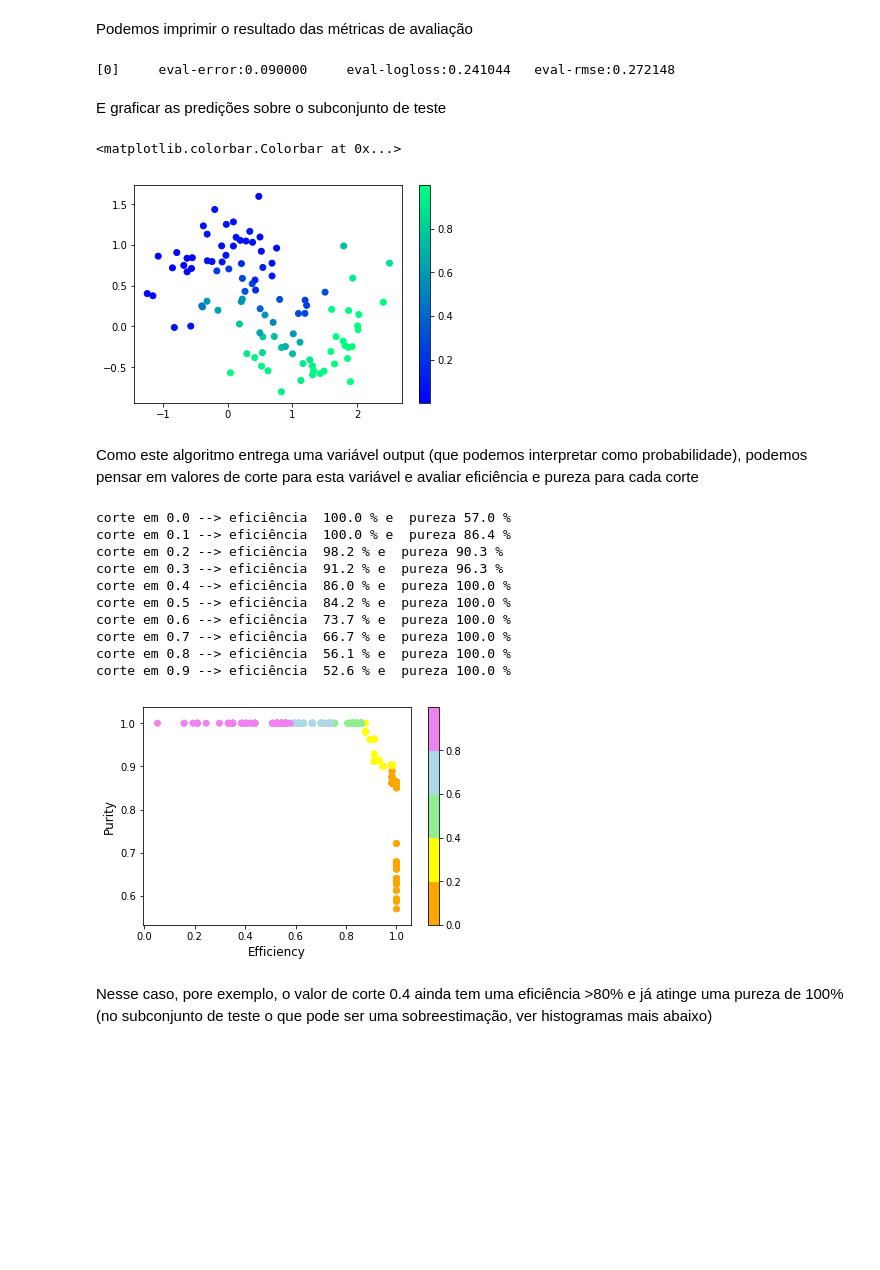
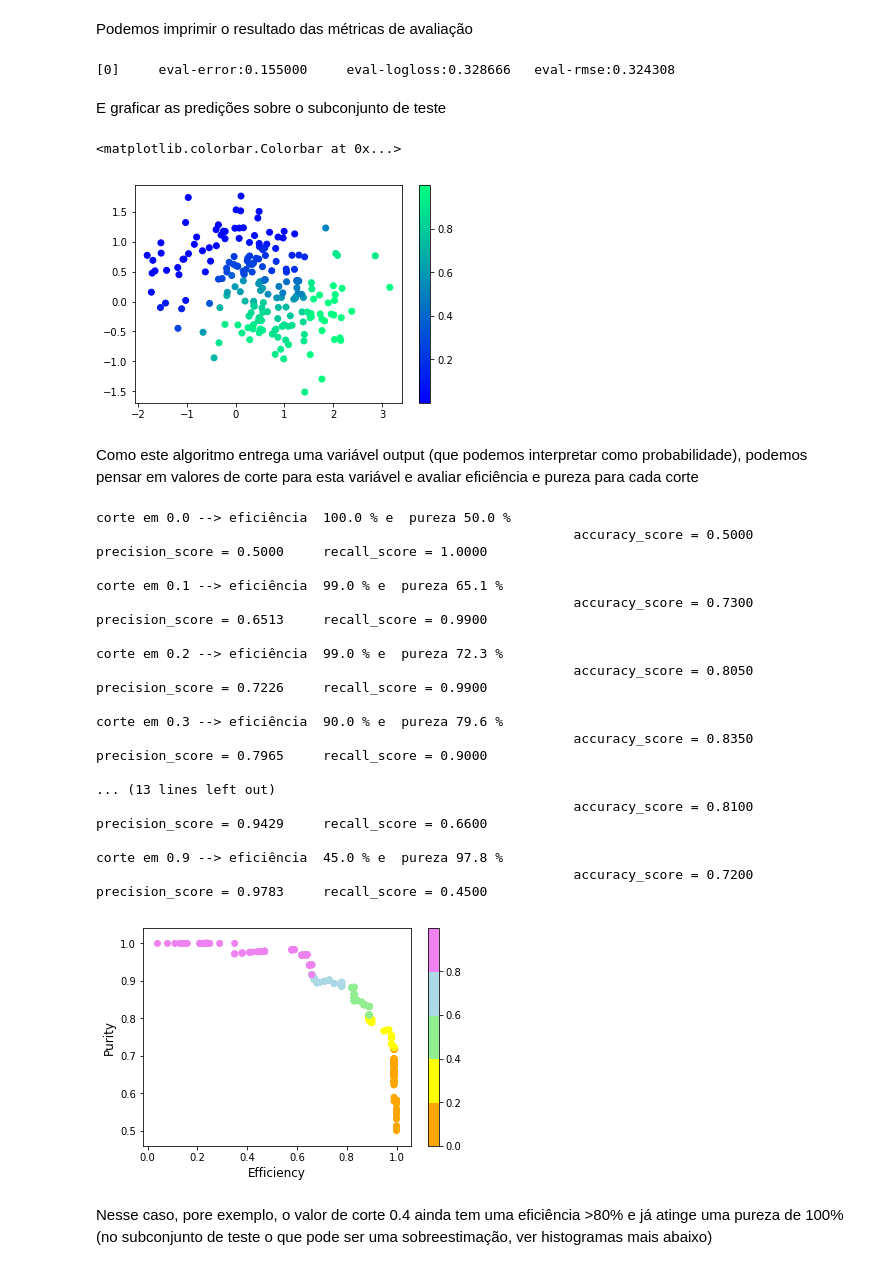
Before and after one commit to clemencia/ML4PPGF_UERJ, a Jupyter notebook: XGB_simple_Classfier.ipynb, the cells around one changed output. Drawn from its saved outputs; the diff is of its cells as text; code cells hidden in the pictures; blank space fills up the shorter version.

```diff
--- a/XGB_simple_Classfier.ipynb
+++ b/XGB_simple_Classfier.ipynb
@@ -16,11 +16,11 @@ import xgboost as xgb
 from sklearn.model_selection import train_test_split
 from sklearn.datasets import make_moons
 
-X, y = make_moons(n_samples=500, noise=0.30, random_state=42)
+X, y = make_moons(n_samples=1000, noise=0.40, random_state=42)
 X_train, X_test, y_train, y_test = train_test_split(X, y, test_size=0.2,random_state=42)
 
-plt.scatter(X_train[:,0],X_train[:,1],c=y_train,cmap="cool")
+plt.scatter(X_train[:,0],X_train[:,1],c=y_train,cmap="winter")
 plt.colorbar()
-plt.scatter(X_test[:,0],X_test[:,1],color="yellow", marker="^")
+plt.scatter(X_test[:,0],X_test[:,1],color="red", marker="^")
 # %% [output]
 <matplotlib.collections.PathCollection at 0x...>
@@ -77,7 +77,7 @@ Podemos imprimir o resultado das métricas de avaliação
 # %%
 print(booster.eval(test))
 # %% [output]
-[0]     eval-error:0.090000     eval-logloss:0.241044   eval-rmse:0.272148
+[0]     eval-error:0.155000     eval-logloss:0.328666   eval-rmse:0.324308
 # %%
 predictions = booster.predict(test)
 # %% [markdown]
@@ -87,46 +87,61 @@ plt.scatter(X_test[:,0],X_test[:,1],c=predictions, cmap="winter")
 plt.colorbar()
 # %% [output]
 <matplotlib.colorbar.Colorbar at 0x...>
-[figure, old version]
+[figure, new version]
 # %% [markdown]
 Como este algoritmo entrega uma variável output (que podemos interpretar como probabilidade), podemos pensar em valores de corte para esta variável e avaliar eficiência e pureza para cada corte
 # %%
 from matplotlib.colors import ListedColormap
+from sklearn.metrics import accuracy_score,precision_score,recall_score
+
+
 def plotROC(predictions,y_test):
     # choose score cuts:
+
     cuts = np.linspace(0,1,500);
     n_truePos = np.zeros(len(cuts));
     n_falsePos = np.zeros(len(cuts));
     n_TotPos = len(np.where(y_test==1)[0])
     for i,cut in enumerate(cuts):
+       y_pred = np.array([i>cut for i in predictions ])
        n_truePos[i] = len(np.where(predictions[y_test==1] > cut)[0]);
        n_falsePos[i] = len(np.where(predictions[y_test==0] > cut)[0]);
        if i%50 ==0:
+         ascore = accuracy_score(y_test,y_pred)
+         pscore = precision_score(y_test,y_pred)
+         rscore = recall_score(y_test,y_pred)
          print("corte em {:2.1f} --> eficiência  {:2.1f} % e  pureza {:2.1f} %".format(cut,n_truePos[i]/n_TotPos *100,n_truePos[i]/(n_truePos[i]+n_falsePos[i])*100))
-
+         print("                                                             accuracy_score = {:2.4f}     precision_score = {:2.4f}     recall_score = {:2.4f}\n".format(ascore,pscore,rscore))
     # plot efficiency vs. purity (ROC curve)
     plt.figure();
 
     custom_cmap3 = ListedColormap(['orange','yellow','lightgreen',"lightblue","violet"])
     plt.scatter((n_truePos/n_TotPos),n_truePos/(n_truePos + n_falsePos),c=cuts,cmap=custom_cmap3,label="ROC");
     # make the plot readable
     plt.xlabel('Efficiency',fontsize=12);
     plt.ylabel('Purity',fontsize=12);
     plt.colorbar()
 
 plotROC(predictions,y_test)
 # %% [output]
-corte em 0.0 --> eficiência  100.0 % e  pureza 57.0 %
-corte em 0.1 --> eficiência  100.0 % e  pureza 86.4 %
-corte em 0.2 --> eficiência  98.2 % e  pureza 90.3 %
-corte em 0.3 --> eficiência  91.2 % e  pureza 96.3 %
-corte em 0.4 --> eficiência  86.0 % e  pureza 100.0 %
-corte em 0.5 --> eficiência  84.2 % e  pureza 100.0 %
-corte em 0.6 --> eficiência  73.7 % e  pureza 100.0 %
-corte em 0.7 --> eficiência  66.7 % e  pureza 100.0 %
-corte em 0.8 --> eficiência  56.1 % e  pureza 100.0 %
-corte em 0.9 --> eficiência  52.6 % e  pureza 100.0 %
+corte em 0.0 --> eficiência  100.0 % e  pureza 50.0 %
+                                                             accuracy_score = 0.5000     precision_score = 0.5000     recall_score = 1.0000
+
+corte em 0.1 --> eficiência  99.0 % e  pureza 65.1 %
+                                                             accuracy_score = 0.7300     precision_score = 0.6513     recall_score = 0.9900
+
+corte em 0.2 --> eficiência  99.0 % e  pureza 72.3 %
+                                                             accuracy_score = 0.8050     precision_score = 0.7226     recall_score = 0.9900
+
+corte em 0.3 --> eficiência  90.0 % e  pureza 79.6 %
+                                                             accuracy_score = 0.8350     precision_score = 0.7965     recall_score = 0.9000
+
+... (13 lines left out)
+                                                             accuracy_score = 0.8100     precision_score = 0.9429     recall_score = 0.6600
+
+corte em 0.9 --> eficiência  45.0 % e  pureza 97.8 %
+                                                             accuracy_score = 0.7200     precision_score = 0.9783     recall_score = 0.4500
-[figure, old version]
+[figure, new version]
 # %% [markdown]
 Nesse caso, pore exemplo, o valor de corte 0.4 ainda tem uma eficiência >80% e já atinge uma pureza de 100% (no subconjunto de teste o que pode ser uma sobreestimação, ver histogramas mais abaixo)
 # %%
```
Also changed, not shown: parts of 8 cells of this notebook.
